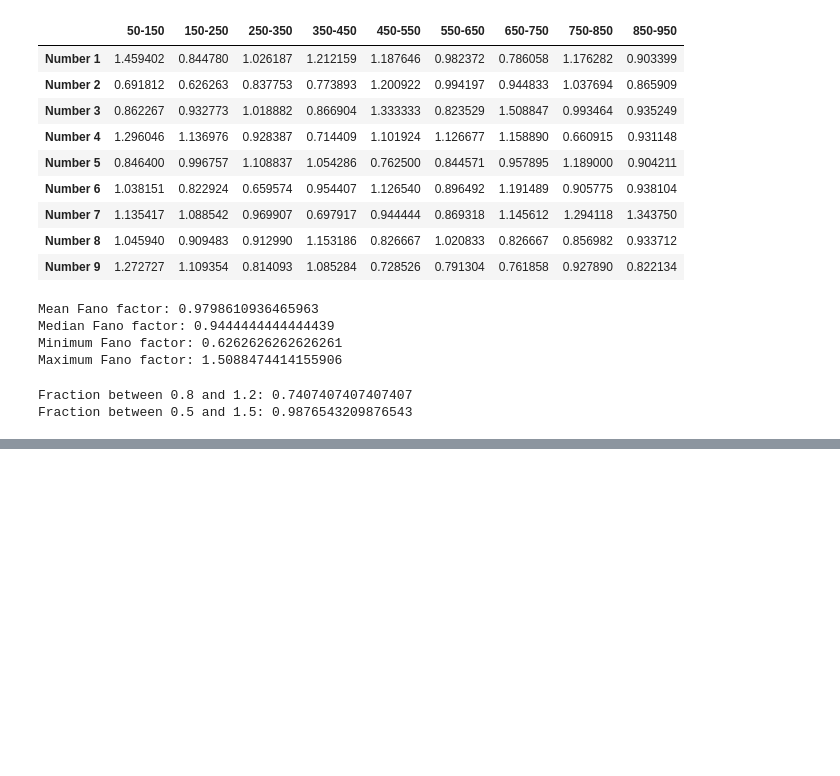
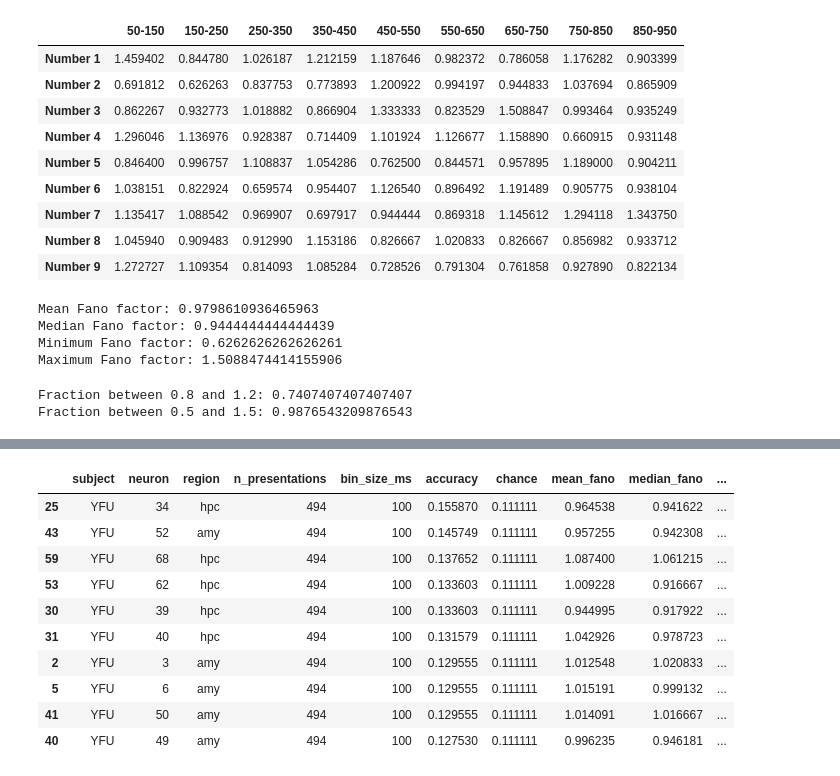
Before and after one commit to Shafiq-Abdu/number-simplex-reproduction, a Jupyter notebook: notebooks1/poissonnaivebayes.ipynb, the cells around one changed output, grey strips where cells are left out. Drawn from its saved outputs; the diff is of its cells as text; code cells hidden in the pictures; blank space fills up the shorter version.

```diff
--- a/notebooks1/poissonnaivebayes.ipynb
+++ b/notebooks1/poissonnaivebayes.ipynb
@@ -416,0 +487,17 @@ Fraction between 0.5 and 1.5: 0.9876543209876543
+# %%
+YFU_summary.sort_values(
+    "accuracy",
+    ascending=False,
+).head(10)
+# %% [output]
+|  | subject | neuron | region | n_presentations | bin_size_ms | accuracy | chance | mean_fano | median_fano | ... |
+| 25 | YFU | 34 | hpc | 494 | 100 | 0.155870 | 0.111111 | 0.964538 | 0.941622 | ... |
+| 43 | YFU | 52 | amy | 494 | 100 | 0.145749 | 0.111111 | 0.957255 | 0.942308 | ... |
+| 59 | YFU | 68 | hpc | 494 | 100 | 0.137652 | 0.111111 | 1.087400 | 1.061215 | ... |
+| 53 | YFU | 62 | hpc | 494 | 100 | 0.133603 | 0.111111 | 1.009228 | 0.916667 | ... |
+| 30 | YFU | 39 | hpc | 494 | 100 | 0.133603 | 0.111111 | 0.944995 | 0.917922 | ... |
+| 31 | YFU | 40 | hpc | 494 | 100 | 0.131579 | 0.111111 | 1.042926 | 0.978723 | ... |
+| 2 | YFU | 3 | amy | 494 | 100 | 0.129555 | 0.111111 | 1.012548 | 1.020833 | ... |
+| 5 | YFU | 6 | amy | 494 | 100 | 0.129555 | 0.111111 | 1.015191 | 0.999132 | ... |
+| 41 | YFU | 50 | amy | 494 | 100 | 0.129555 | 0.111111 | 1.014091 | 1.016667 | ... |
+| 40 | YFU | 49 | amy | 494 | 100 | 0.127530 | 0.111111 | 0.996235 | 0.946181 | ... |
```
Also changed, not shown: parts of 41 cells of this notebook, 3 other files.
